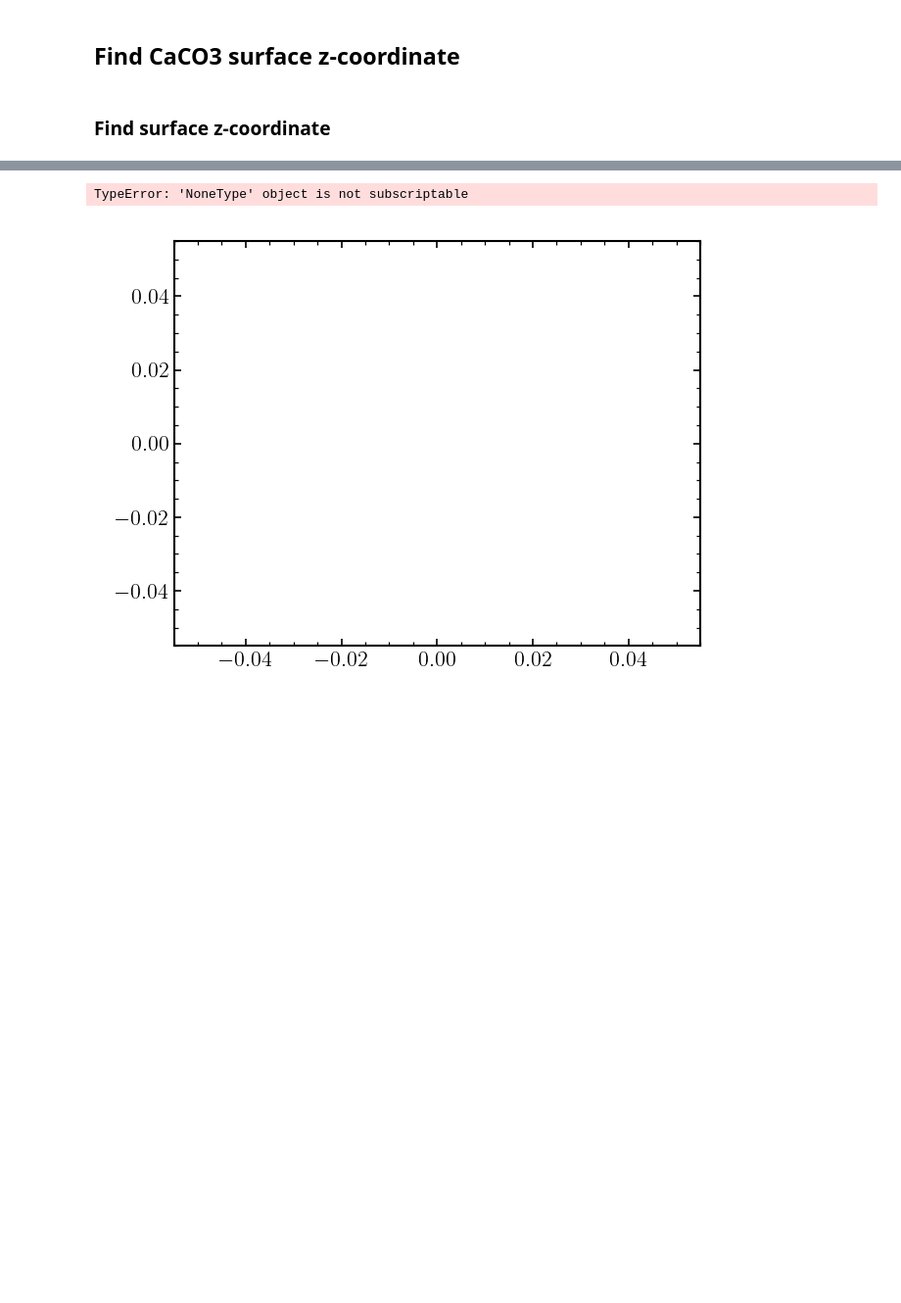
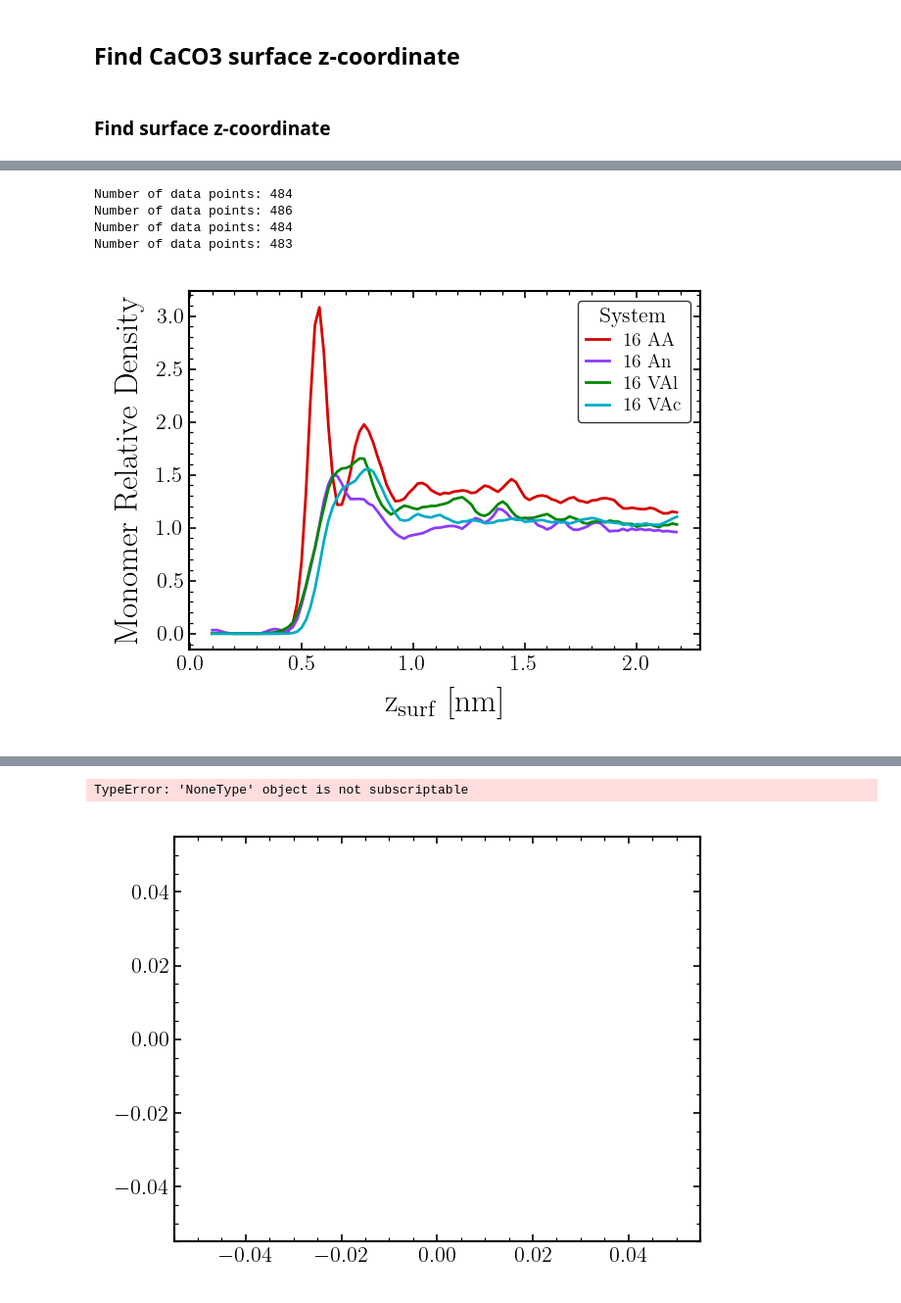
Before and after one commit to CarvFS/Analysis-Polyelectrolyte-Surface-Adsorption, a Jupyter notebook: analysis/4-no-PE/notebooks/axial_density.ipynb, the cells around one changed output, grey strips where cells are left out. Shown: that part at 98% size. Saved outputs shown, nothing was run; the diff lists cells and outputs as text; code cells hidden in the pictures; blank space fills up the shorter version.

Commit message:
added PE density FES

```diff
--- a/analysis/4-no-PE/notebooks/axial_density.ipynb
+++ b/analysis/4-no-PE/notebooks/axial_density.ipynb
@@ -297,0 +309,36 @@ plt.show()
+# %%
+# plot the number density profile of water oxygen atoms
+cmap = cc.glasbey
+figname = "pe_density_z"
+fig, ax = plt.subplots()
+
+data = {}
+for i, sim in enumerate(sims):
+    # calcium ions
+    print(f"Number of data points: {len(sim.z_numden_pe['hist_bin_centers'])}")
+    x = (sim.z_numden_pe["hist_bin_centers"] - sim.z_surface_pos) / 10.0
+    y = sim.z_numden_pe["number_density"] / np.average(
+        sim.z_numden_pe["number_density"][-200:-120]
+    )
+    y = np.convolve(y, np.ones(3), "same") / 3
+    idx_drop = np.where((x < zmin) | (x > zmax + 1))
+    x = np.delete(x, idx_drop)
+    y = np.delete(y, idx_drop)
+
+    data[f"line_{i}_x"] = x
+    data[f"line_{i}_y"] = y
+
+    ax.plot(x, y, label=sim.label, color=cmap[sims.index(sim)])
+
+ax.set_xlabel(r"z$_{\mathrm{surf}}$ [nm]")
+ax.set_ylabel(r"Monomer Relative Density")
+ax.legend(title="System")
+
+save_fig(data, fig, figname, dir_dat, dir_fig, fig_ext, fig_args)
+plt.show()
+# %% [output]
+Number of data points: 484
+Number of data points: 486
+Number of data points: 484
+Number of data points: 483
+[figure, added]
```
Also changed, not shown: parts of 10 cells of this notebook.
